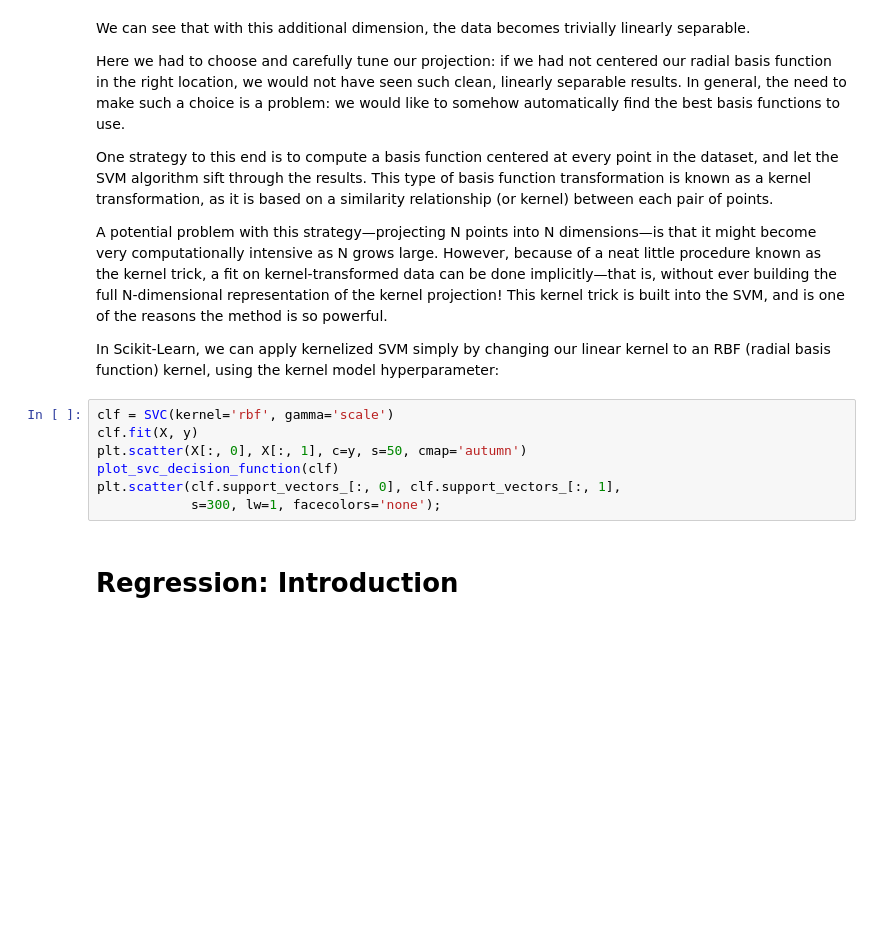
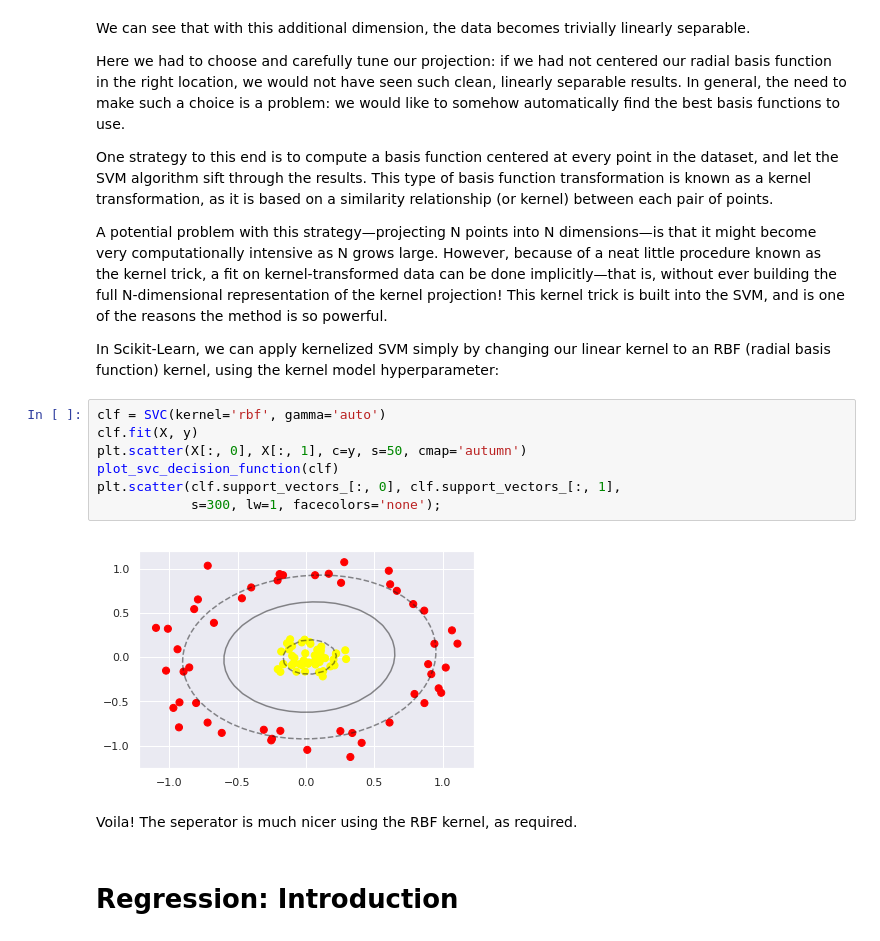
Before and after one commit to lyeskhalil/mlbootcamp, a Jupyter notebook: lab-1-2-svms.ipynb, the cells around one changed output. Drawn from its saved outputs; the diff is of its cells as text; blank space fills up the shorter version.

```diff
--- a/lab-1-2-svms.ipynb
+++ b/lab-1-2-svms.ipynb
@@ -175,12 +218,16 @@ A potential problem with this strategy—projecting N points into N dimensions
 
 In Scikit-Learn, we can apply kernelized SVM simply by changing our linear kernel to an RBF (radial basis function) kernel, using the kernel model hyperparameter:
 # %%
-clf = SVC(kernel='rbf', gamma='scale')
+clf = SVC(kernel='rbf', gamma='auto')
 clf.fit(X, y)
 plt.scatter(X[:, 0], X[:, 1], c=y, s=50, cmap='autumn')
 plot_svc_decision_function(clf)
 plt.scatter(clf.support_vectors_[:, 0], clf.support_vectors_[:, 1],
             s=300, lw=1, facecolors='none');
+# %% [output]
+[figure, added]
+# %% [markdown]
+Voila! The seperator is much nicer using the RBF kernel, as required.
 # %% [markdown]
 # Regression: Introduction
 # %% [markdown]
```
Also changed, not shown: parts of 23 cells of this notebook, 1 other file.
